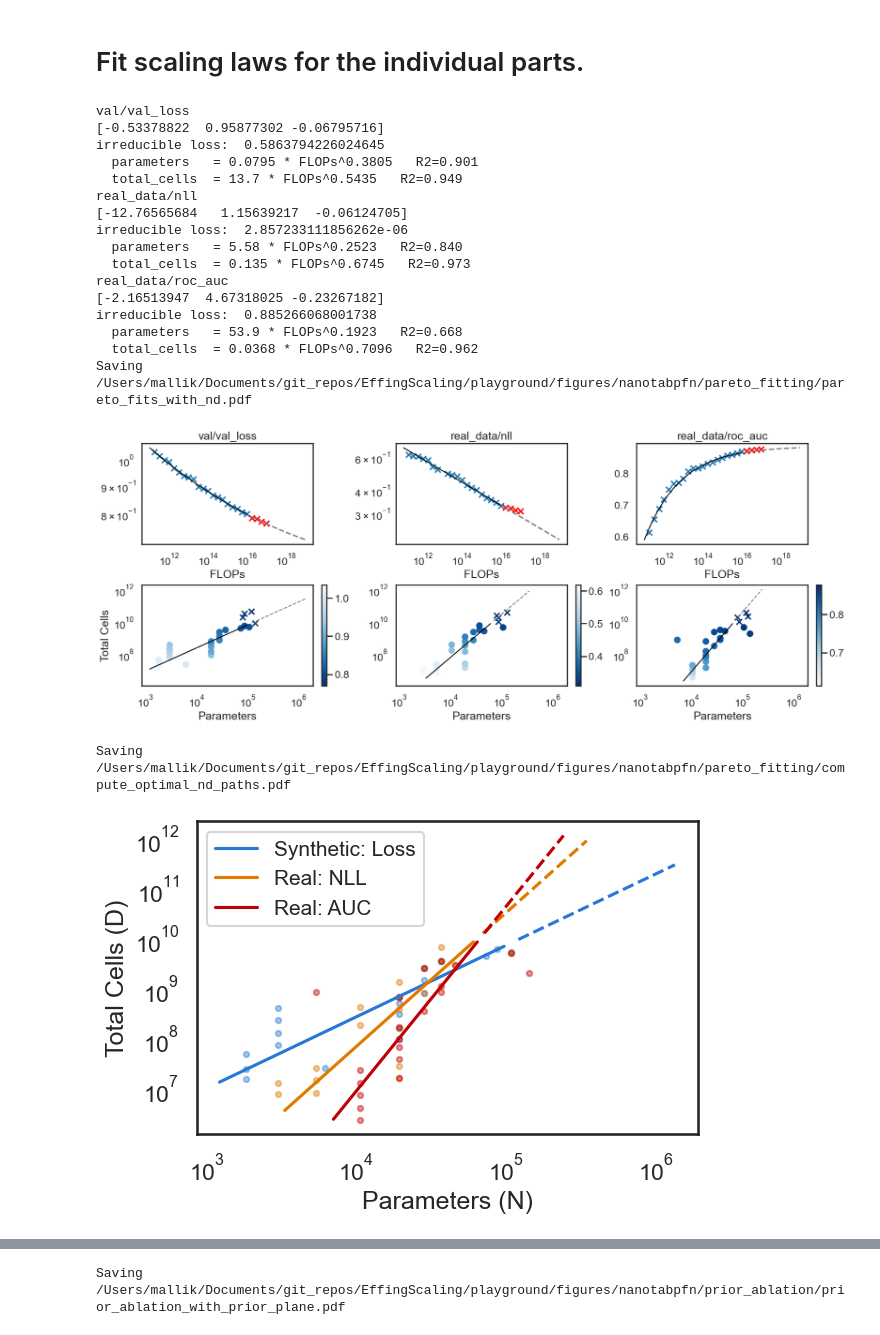
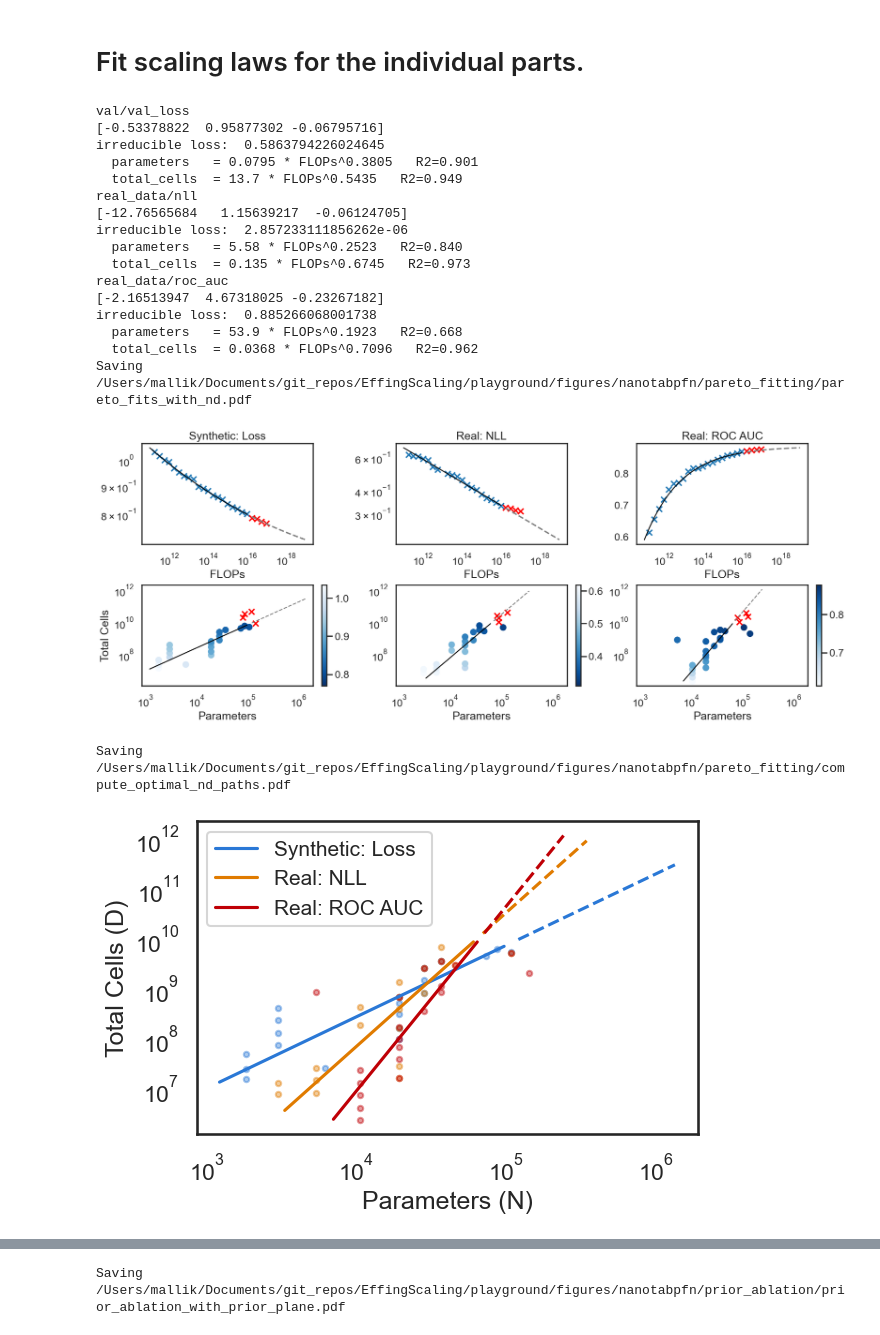
Before and after one commit to Neeratyoy/EffingScaling, a Jupyter notebook: playground/nanotabpfn_analysis_fsmb.ipynb, the cells around one changed output, grey strips where cells are left out. Saved outputs shown, nothing was run; the diff lists cells and outputs as text; code cells hidden in the pictures.

Commit message:
Updating final plots

```diff
--- a/playground/nanotabpfn_analysis_fsmb.ipynb
+++ b/playground/nanotabpfn_analysis_fsmb.ipynb
@@ -338,6 +338,13 @@ extrapolation_df[flops_column].min(), df[flops_column].max()
 
 # fig.savefig(save_path / "pareto_fits_with_nd.pdf")
 # print(f"Saving {save_path / 'pareto_fits_with_nd.pdf'}")
+# %%
+custom_metrics = ['val/val_loss', 'real_data/nll', 'real_data/roc_auc']
+custom_labels = {
+    'val/val_loss': 'Synthetic: Loss',
+    'real_data/nll': 'Real: NLL',
+    'real_data/roc_auc': 'Real: ROC AUC'
+}
 # %%
 # Scaling laws on loss for the different metrics
 param_names = {0: "L0", 1: "a", 2: "alpha"}
@@ -391,8 +398,6 @@ bounds_max = [
 # LOSS_
 
 sns.set_context("talk")
-
-custom_metrics = ['val/val_loss', 'real_data/nll', 'real_data/roc_auc']
 
 save_path = base_figure_path / "pareto_fitting"
 save_path.mkdir(parents=True, exist_ok=True)
@@ -474,7 +479,8 @@ for loss_idx, loss_column in enumerate(custom_metrics):
     )
     ax.set_xscale("log")
     ax.set_xlabel("FLOPs")
-    ax.set_title(loss_column)
+    # ax.set_title(loss_column)
+    ax.set_title(custom_labels.get(loss_column, loss_column))
     if minimization:
         ax.set_yscale("log")
 
@@ -489,48 +495,49 @@ for loss_idx, loss_column in enumerate(custom_metrics):
         c=pareto[loss_column], **_norm,
     )
     ax_nd.scatter(
-        pareto_extrapolation.parameters, pareto_extrapolation.total_cells,
-        c=pareto_extrapolation[loss_column], marker='x', **_norm,
+        pareto_extrapolation.parameters, pareto_extrapolation.total_cells, marker='x',
+        c="red",
+        # c=pareto_extrapolation[loss_column],  **_norm,
     )
 
     in_range = FLOP_VALUES <= pareto[flops_column].max()
     ax_nd.plot(N_pred[in_range], D_pred[in_range], linestyle="-", color="black", linewidth=1.5)
     ax_nd.plot(N_pred[~in_range], D_pred[~in_range], linestyle="--", color="gray", linewidth=1.5)
 
     fig.colorbar(sc, ax=ax_nd)
     ax_nd.set_xscale("log")
     ax_nd.set_yscale("log")
     ax_nd.set_xlabel("Parameters")
     if loss_idx == 0:
         ax_nd.set_ylabel("Total Cells")
 
 fig.savefig(save_path / "pareto_fits_with_nd.pdf")
 print(f"Saving {save_path / 'pareto_fits_with_nd.pdf'}")
 # %% [output]
 val/val_loss
 [-0.53378822  0.95877302 -0.06795716]
 irreducible loss:  0.5863794226024645
   parameters   = 0.0795 * FLOPs^0.3805   R2=0.901
   total_cells  = 13.7 * FLOPs^0.5435   R2=0.949
 real_data/nll
 [-12.76565684   1.15639217  -0.06124705]
 irreducible loss:  2.857233111856262e-06
   parameters   = 5.58 * FLOPs^0.2523   R2=0.840
   total_cells  = 0.135 * FLOPs^0.6745   R2=0.973
 real_data/roc_auc
 [-2.16513947  4.67318025 -0.23267182]
 irreducible loss:  0.885266068001738
   parameters   = 53.9 * FLOPs^0.1923   R2=0.668
   total_cells  = 0.0368 * FLOPs^0.7096   R2=0.962
 Saving /Users/mallik/Documents/git_repos/EffingScaling/playground/figures/nanotabpfn/pareto_fitting/pareto_fits_with_nd.pdf
-[figure, old version]
+[figure, new version]
 # %%
 # Compute-optimal (N, D) path per metric: power laws N = A * C^a, D = B * C^b fitted on each Pareto front,
 # evaluated at FLOP_VALUES and drawn in the (Parameters, Total Cells) plane
 nd_metrics = {
     'val/val_loss':      {"color": "#2a78d6", "label": "Synthetic: Loss"},
     'real_data/nll':     {"color": "#e07b00", "label": "Real: NLL"},
-    'real_data/roc_auc': {"color": "#bf0006", "label": "Real: AUC"},
+    'real_data/roc_auc': {"color": "#bf0006", "label": "Real: ROC AUC"},
 }
 
 fig, ax = plt.subplots(figsize=(6, 4), layout='constrained')
@@ -560,4 +567,4 @@ fig.savefig(save_path / "compute_optimal_nd_paths.pdf")
 print(f"Saving {save_path / 'compute_optimal_nd_paths.pdf'}")
 # %% [output]
 Saving /Users/mallik/Documents/git_repos/EffingScaling/playground/figures/nanotabpfn/pareto_fitting/compute_optimal_nd_paths.pdf
-[figure, old version]
+[figure, new version]
```
Also changed, not shown: parts of 4 cells of this notebook.
